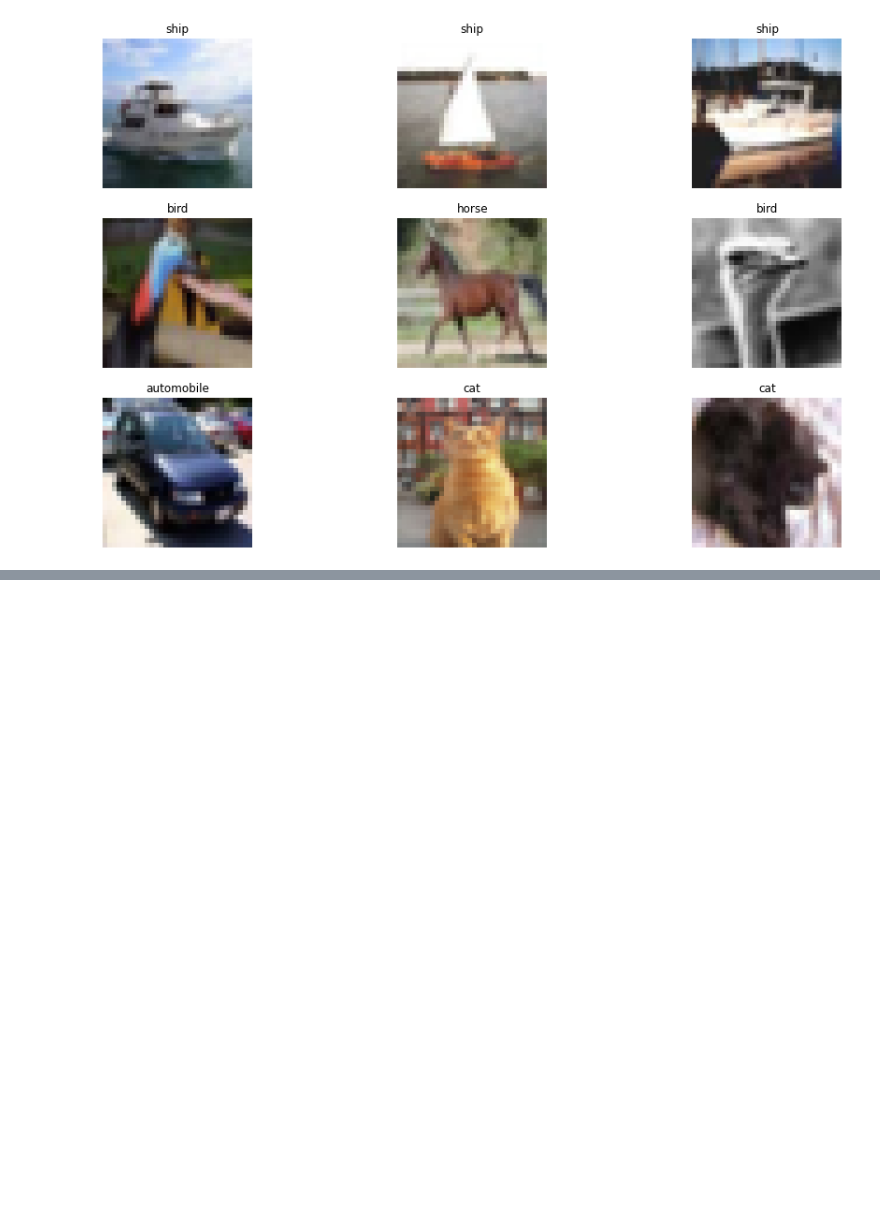
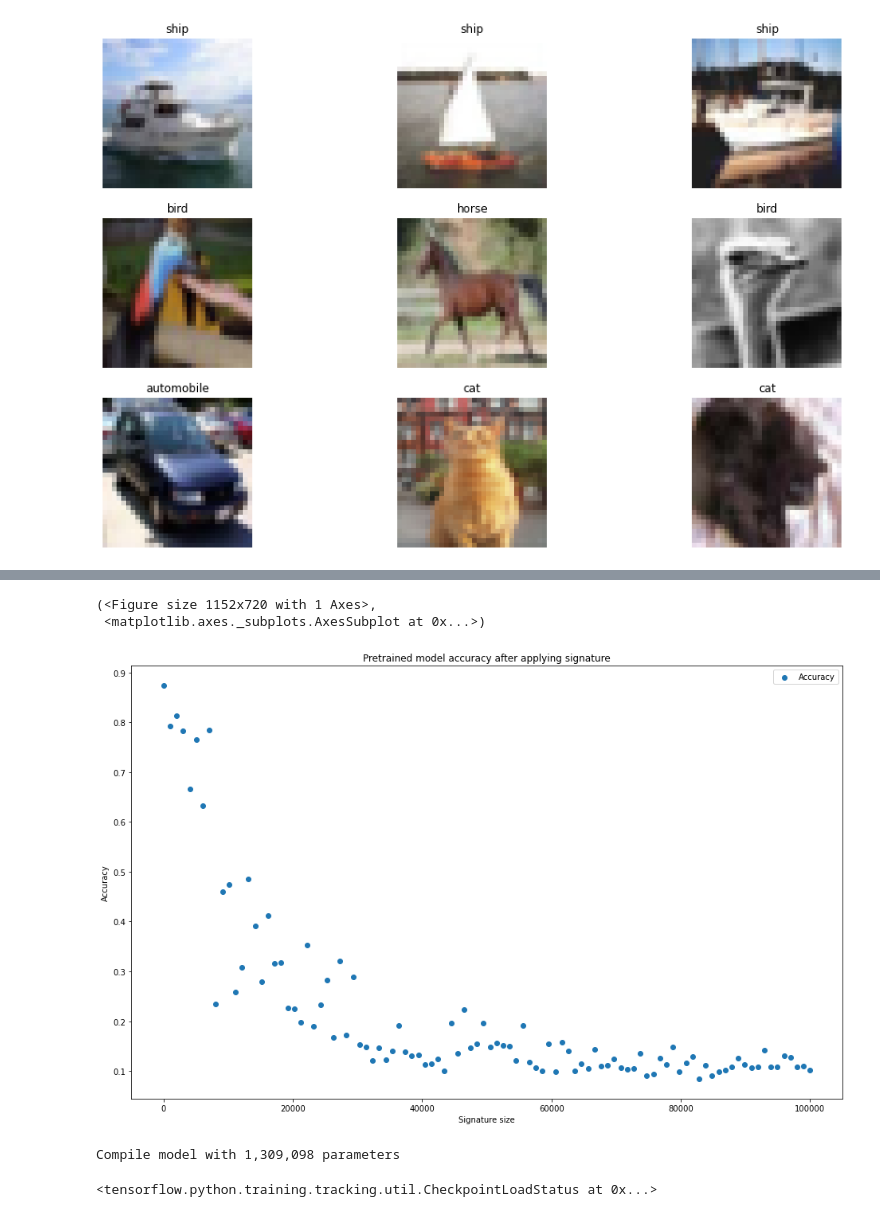
Before and after one commit to teobouvard/study, a Jupyter notebook: miniproject/dev.ipynb, the cells around one changed output, grey strips where cells are left out. Drawn from its saved outputs; the diff is of its cells as text; code cells hidden in the pictures; blank space fills up the shorter version.

```diff
--- a/miniproject/dev.ipynb
+++ b/miniproject/dev.ipynb
@@ -85,0 +83,17 @@ model.plot_training()
+# %%
+metrics = {
+    'signature_size':[],
+    'accuracy':[],
+}
+
+model = SimpleNet()
+until = 100000
+
+for size in np.linspace(0, until, num=100, dtype=int):
+    sig = Signature(b'Some block information', size)
+    model.load_weights(f'models/{MODEL_NAME}/model').expect_partial()
+    sig.sign(model)
+    assert sig.verify(model)
+    result = model.evaluate(x_test, y_test)
+    metrics['signature_size'].append(size)
+    metrics['accuracy'].append(result[1])
@@ -85,0 +118,13 @@ model.plot_training()
+# %%
+def accuracy_vs_signature(metrics):
+    fig, ax = plt.subplots()
+    ax.scatter(metrics["signature_size"], metrics["accuracy"], label="Accuracy")
+    ax.set(xlabel="Signature size", ylabel="Accuracy", title="Pretrained model accuracy after applying signature")
+    ax.legend(loc="upper right")
+    return fig, ax
+# %%
+accuracy_vs_signature(metrics)
+# %% [output]
+(<Figure size 1152x720 with 1 Axes>,
+ <matplotlib.axes._subplots.AxesSubplot at 0x...>)
+[figure, added]
@@ -85,0 +145,6 @@ model.plot_training()
+# %%
+model = SimpleNet()
+model.load_weights(f'models/{MODEL_NAME}/model').expect_partial()
+# %% [output]
+Compile model with 1,309,098 parameters
+<tensorflow.python.training.tracking.util.CheckpointLoadStatus at 0x...>
```
Also changed, not shown: parts of 8 cells of this notebook, 5 other files.
